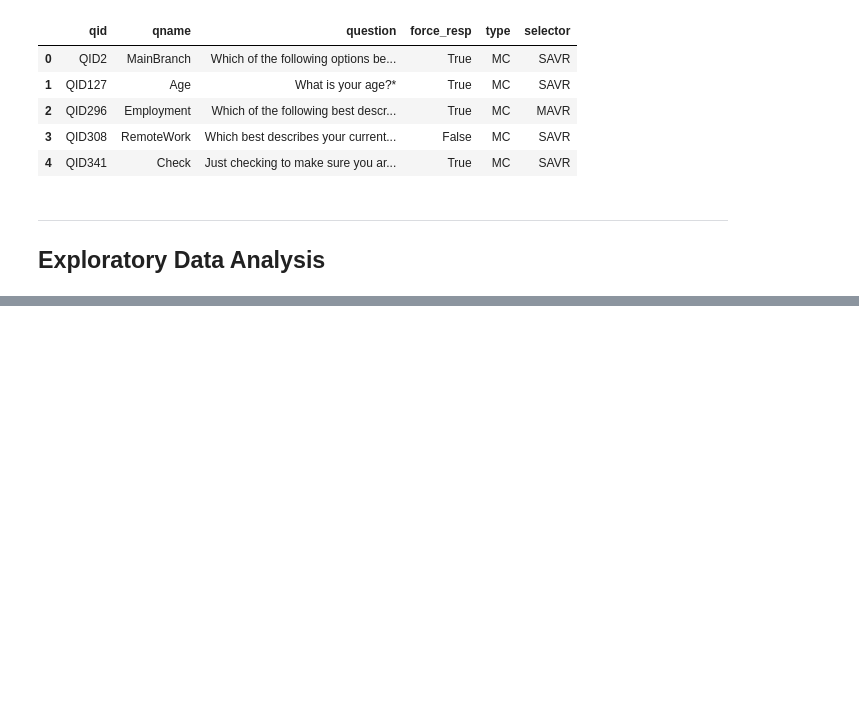
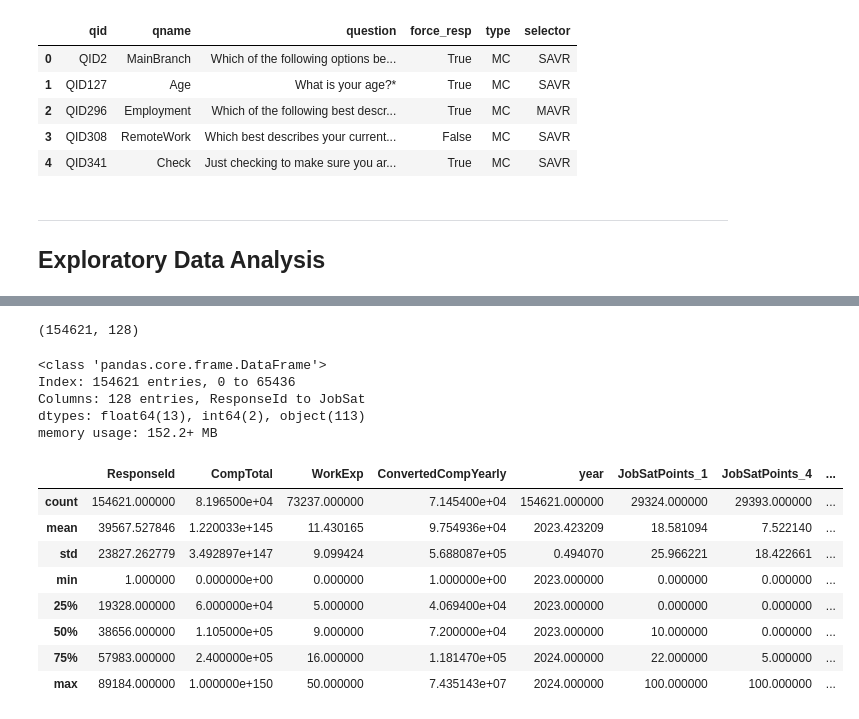
Before and after one commit to Krupique/ti-salaries, a Jupyter notebook: notebooks/exploratory_data_analysis.ipynb, the cells around one changed output, grey strips where cells are left out. Drawn from its saved outputs; the diff is of its cells as text; code cells hidden in the pictures; blank space fills up the shorter version.

```diff
--- a/notebooks/exploratory_data_analysis.ipynb
+++ b/notebooks/exploratory_data_analysis.ipynb
@@ -43,0 +53,24 @@ df = pd.read_parquet('../data/survey_results_public.parquet')
+# %%
+print(df.shape)
+# %% [output]
+(154621, 128)
+# %%
+df.info()
+# %% [output]
+<class 'pandas.core.frame.DataFrame'>
+Index: 154621 entries, 0 to 65436
+Columns: 128 entries, ResponseId to JobSat
+dtypes: float64(13), int64(2), object(113)
+memory usage: 152.2+ MB
+# %%
+df.describe()
+# %% [output]
+|  | ResponseId | CompTotal | WorkExp | ConvertedCompYearly | year | JobSatPoints_1 | JobSatPoints_4 | ... |
+| count | 154621.000000 | 8.196500e+04 | 73237.000000 | 7.145400e+04 | 154621.000000 | 29324.000000 | 29393.000000 | ... |
+| mean | 39567.527846 | 1.220033e+145 | 11.430165 | 9.754936e+04 | 2023.423209 | 18.581094 | 7.522140 | ... |
+| std | 23827.262779 | 3.492897e+147 | 9.099424 | 5.688087e+05 | 0.494070 | 25.966221 | 18.422661 | ... |
+| min | 1.000000 | 0.000000e+00 | 0.000000 | 1.000000e+00 | 2023.000000 | 0.000000 | 0.000000 | ... |
+| 25% | 19328.000000 | 6.000000e+04 | 5.000000 | 4.069400e+04 | 2023.000000 | 0.000000 | 0.000000 | ... |
+| 50% | 38656.000000 | 1.105000e+05 | 9.000000 | 7.200000e+04 | 2023.000000 | 10.000000 | 0.000000 | ... |
+| 75% | 57983.000000 | 2.400000e+05 | 16.000000 | 1.181470e+05 | 2024.000000 | 22.000000 | 5.000000 | ... |
+| max | 89184.000000 | 1.000000e+150 | 50.000000 | 7.435143e+07 | 2024.000000 | 100.000000 | 100.000000 | ... |
```
Also changed, not shown: parts of 1 cell of this notebook.
